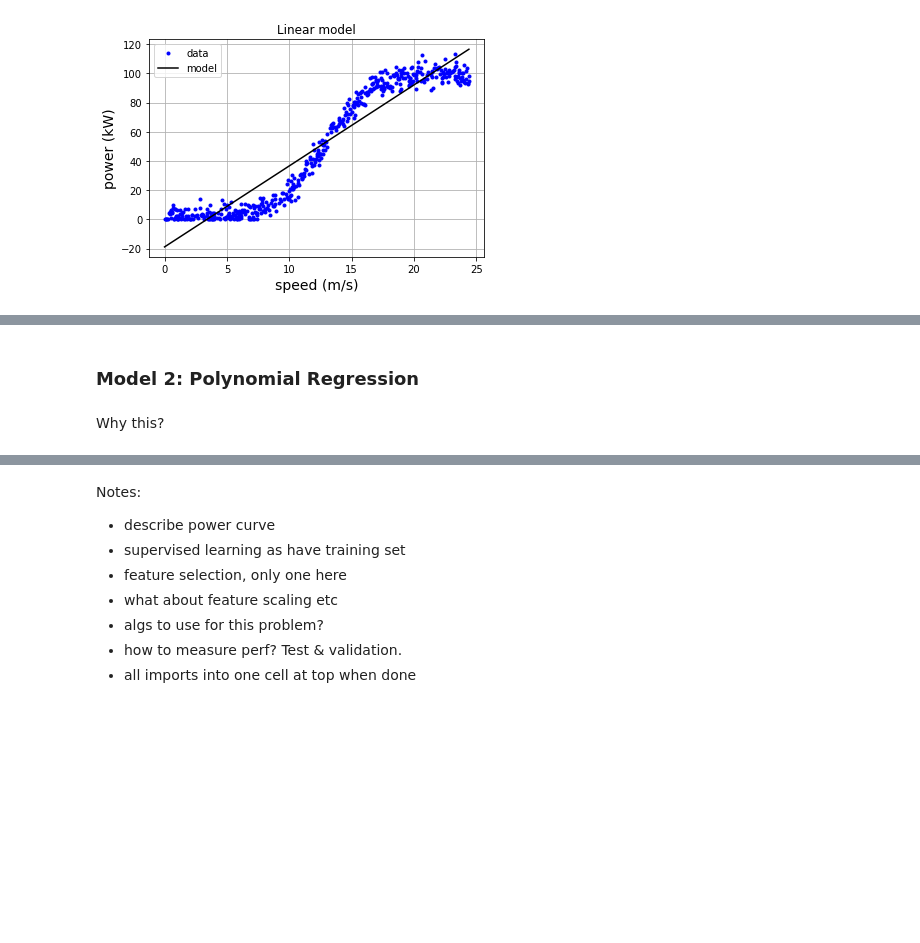
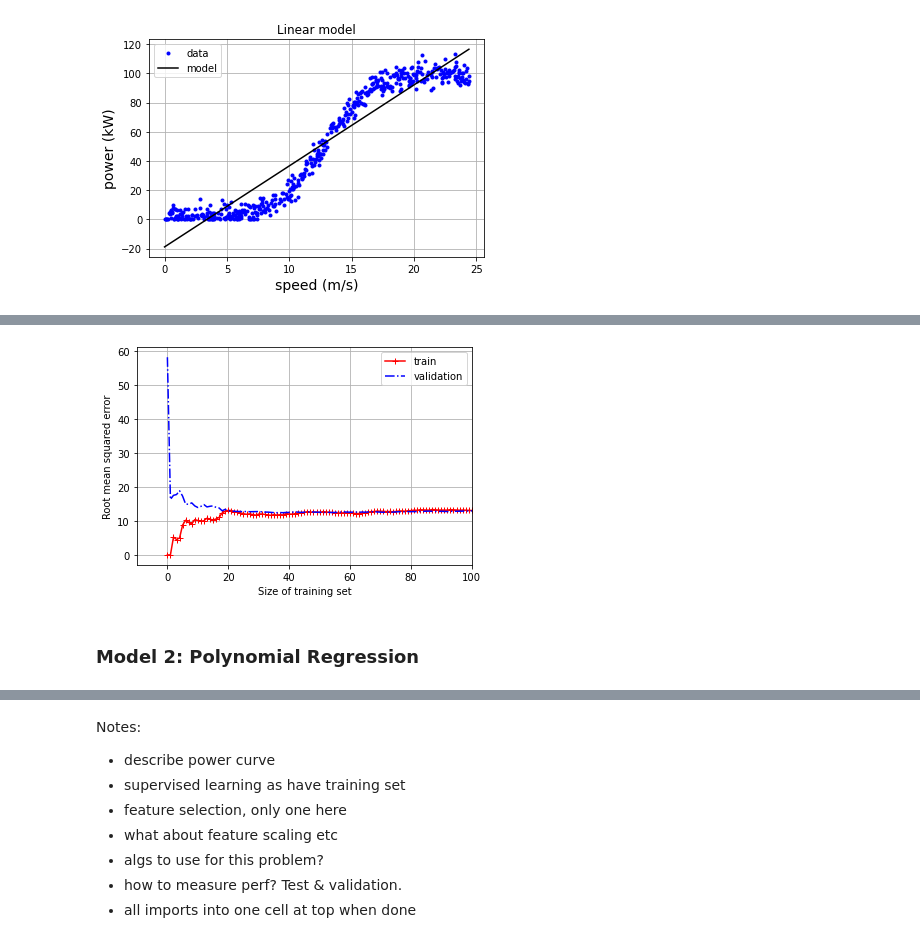
Before and after one commit to elizabethdaly/project-machine-learning, a Jupyter notebook: project-machine-learning.ipynb, the cells around one changed output, grey strips where cells are left out. Cells and saved outputs as stored; diff of their text form; code cells hidden in the pictures; blank space fills up the shorter version.

```diff
--- a/project-machine-learning.ipynb
+++ b/project-machine-learning.ipynb
@@ -257,4 +266,24 @@ Coefficient of determination: 0.90
+# %%
+def plot_learning_curves(model, X, y):
+    X_train, X_val, y_train, y_val = train_test_split(X, y, test_size = 0.2)
+    train_errors, val_errors = [], []
+    for m in range (1, len(X_train)):
+        model.fit(X_train[:m], y_train[:m])
+        y_train_predict = model.predict(X_train[:m])
+        y_val_predict = model.predict(X_val)
+        train_errors.append(mean_squared_error(y_train[:m], y_train_predict))
+        val_errors.append(mean_squared_error(y_val, y_val_predict))
+    plt.plot(np.sqrt(train_errors), "r-+", label="train")
+    plt.plot(np.sqrt(val_errors), "b-.", label="validation")
+    plt.legend()
+    plt.xlabel("Size of training set")
+    plt.ylabel("Root mean squared error")
+    plt.grid()
+    plt.xlim(-10, 100)
+
+lin_reg = linear_model.LinearRegression()
+plot_learning_curves(lin_reg, X, y)
+# %% [output]
+[figure, added]
 # %% [markdown]
 ### Model 2: Polynomial Regression
-# %% [markdown]
-Why this?
```
Also changed, not shown: parts of 11 cells of this notebook.
